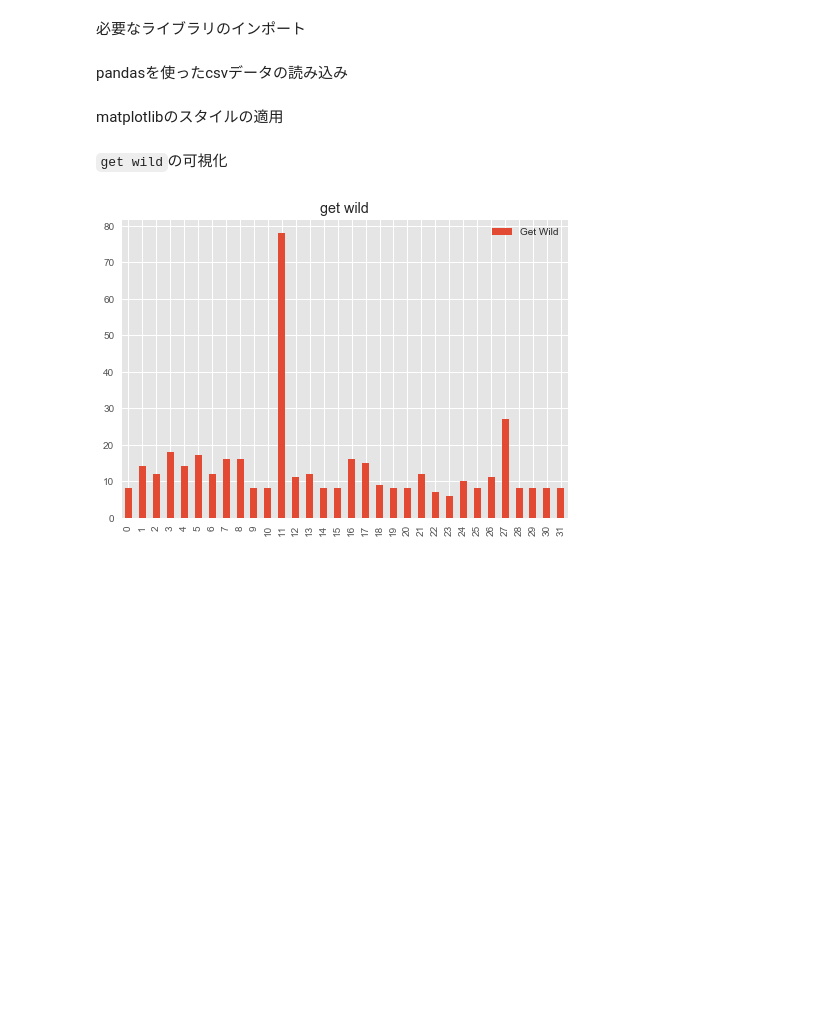
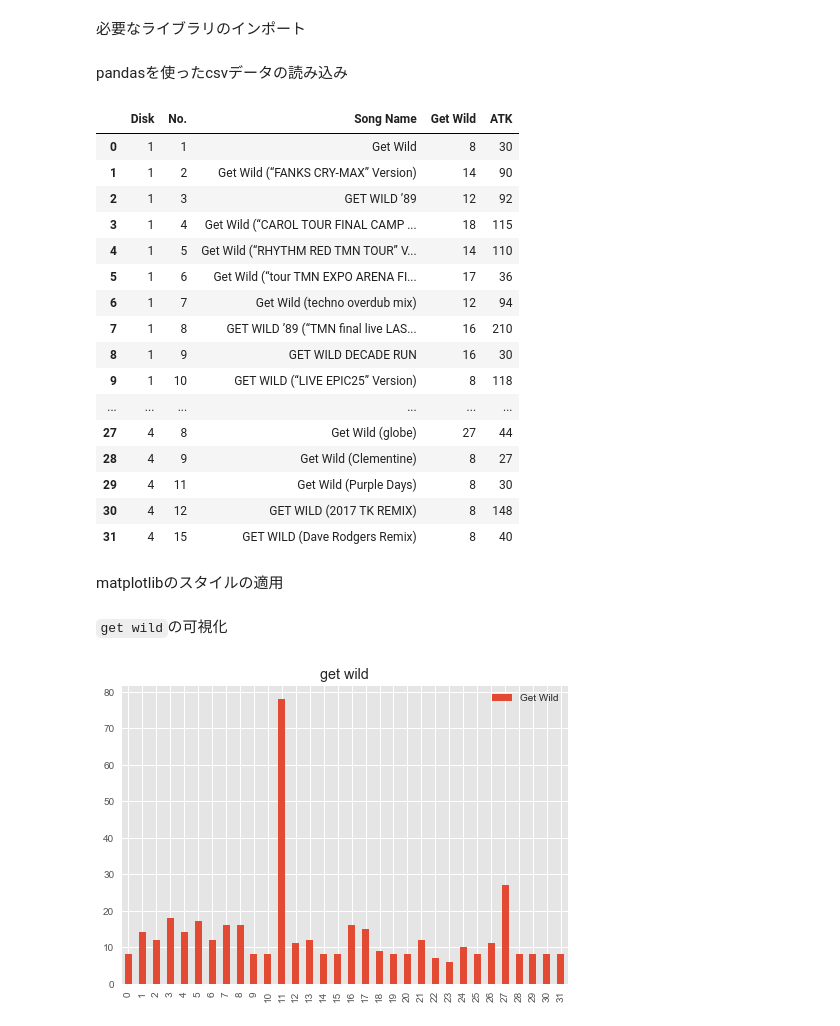
Before and after one commit to karaage0703/get-wild-and-analysis, a Jupyter notebook: get_wild_and_analysis.ipynb, the cells around one changed output. Drawn from its saved outputs; the diff is of its cells as text; code cells hidden in the pictures; blank space fills up the shorter version.

```diff
--- a/get_wild_and_analysis.ipynb
+++ b/get_wild_and_analysis.ipynb
@@ -8,6 +25,25 @@ import seaborn as sns
 pandasを使ったcsvデータの読み込み
 # %%
 data = pd.read_csv("get_wild_mafia.csv")
+data
+# %% [output]
+|  | Disk | No. | Song Name | Get Wild | ATK |
+| 0 | 1 | 1 | Get Wild | 8 | 30 |
+| 1 | 1 | 2 | Get Wild (“FANKS CRY-MAX” Version) | 14 | 90 |
+| 2 | 1 | 3 | GET WILD ’89 | 12 | 92 |
+| 3 | 1 | 4 | Get Wild (“CAROL TOUR FINAL CAMP ... | 18 | 115 |
+| 4 | 1 | 5 | Get Wild (“RHYTHM RED TMN TOUR” V... | 14 | 110 |
+| 5 | 1 | 6 | Get Wild (“tour TMN EXPO ARENA FI... | 17 | 36 |
+| 6 | 1 | 7 | Get Wild (techno overdub mix) | 12 | 94 |
+| 7 | 1 | 8 | GET WILD ’89 (“TMN final live LAS... | 16 | 210 |
+| 8 | 1 | 9 | GET WILD DECADE RUN | 16 | 30 |
+| 9 | 1 | 10 | GET WILD (“LIVE EPIC25” Version) | 8 | 118 |
+| ... | ... | ... | ... | ... | ... |
+| 27 | 4 | 8 | Get Wild (globe) | 27 | 44 |
+| 28 | 4 | 9 | Get Wild (Clementine) | 8 | 27 |
+| 29 | 4 | 11 | Get Wild (Purple Days) | 8 | 30 |
+| 30 | 4 | 12 | GET WILD (2017 TK REMIX) | 8 | 148 |
+| 31 | 4 | 15 | GET WILD (Dave Rodgers Remix) | 8 | 40 |
 # %% [markdown]
 matplotlibのスタイルの適用
 # %%
```
Also changed, not shown: parts of 18 cells of this notebook.
